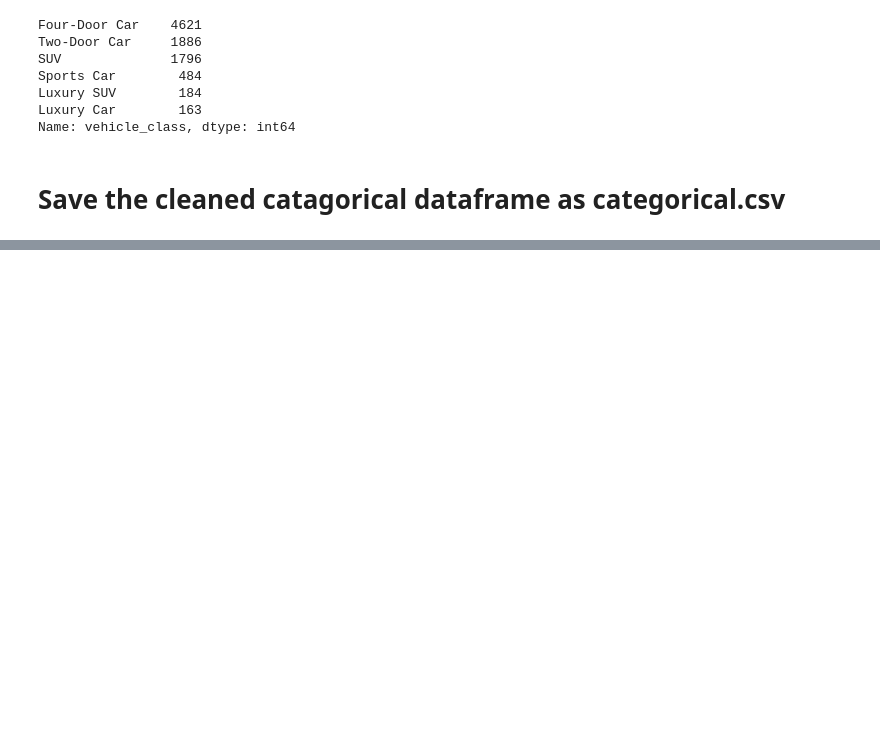
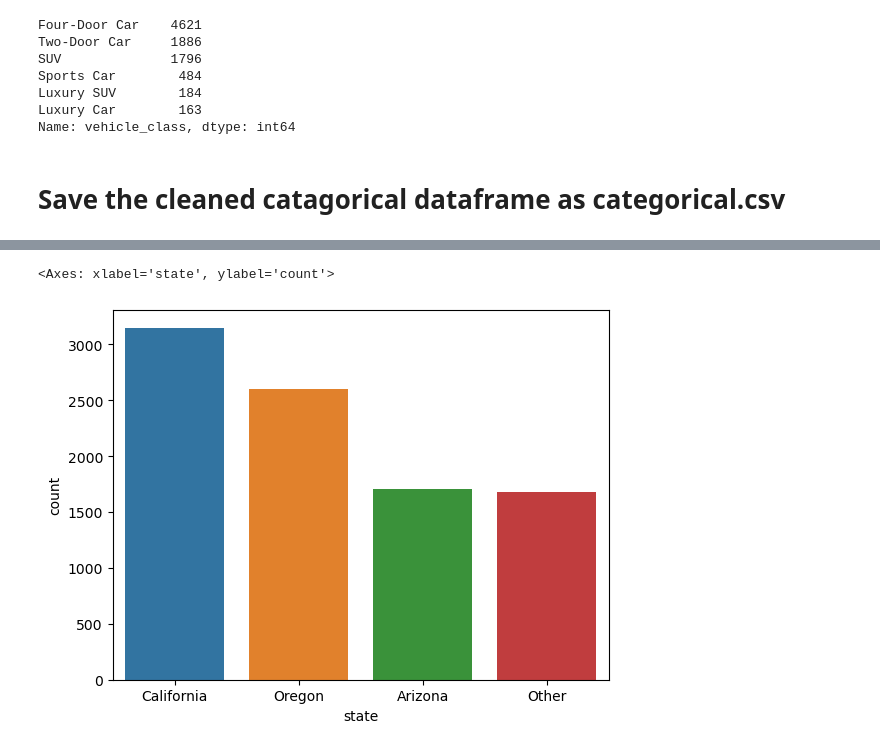
Before and after one commit to vrushali92/lab-cleaning-numerical-data, a Jupyter notebook: files_for_lab/Auto_Insurance.ipynb, the cells around one changed output, grey strips where cells are left out. Drawn from its saved outputs; the diff is of its cells as text; code cells hidden in the pictures; blank space fills up the shorter version.

```diff
--- a/files_for_lab/Auto_Insurance.ipynb
+++ b/files_for_lab/Auto_Insurance.ipynb
@@ -645,0 +659,5 @@ categorical_df.to_csv("categorical.csv")
+# %%
+sns.countplot(data = categorical_df, x = "state", order = ["California", "Oregon", "Arizona", "Other"])
+# %% [output]
+<Axes: xlabel='state', ylabel='count'>
+[figure, added]
```
Also changed, not shown: parts of 29 cells of this notebook.
